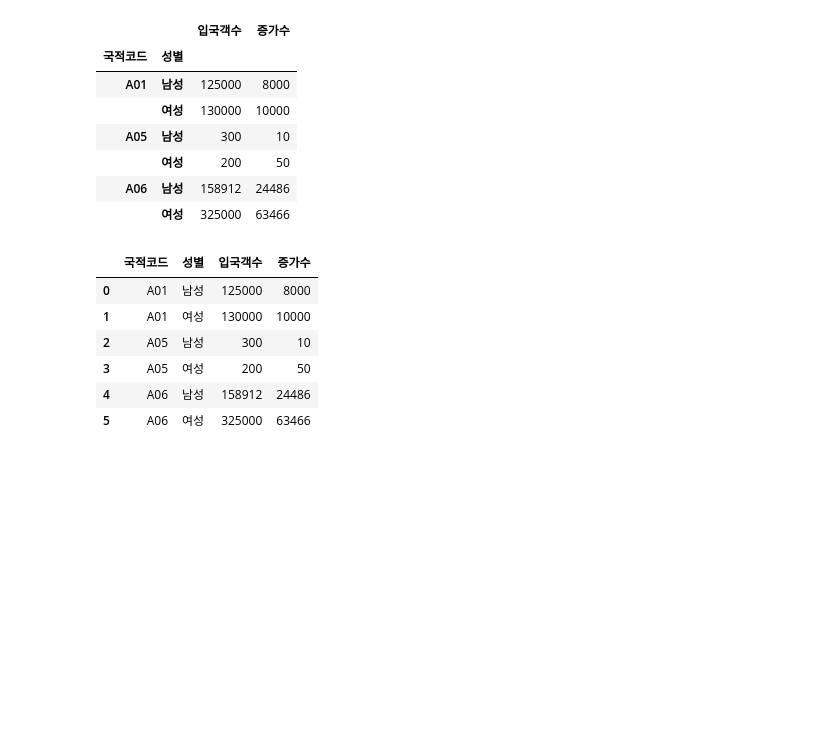
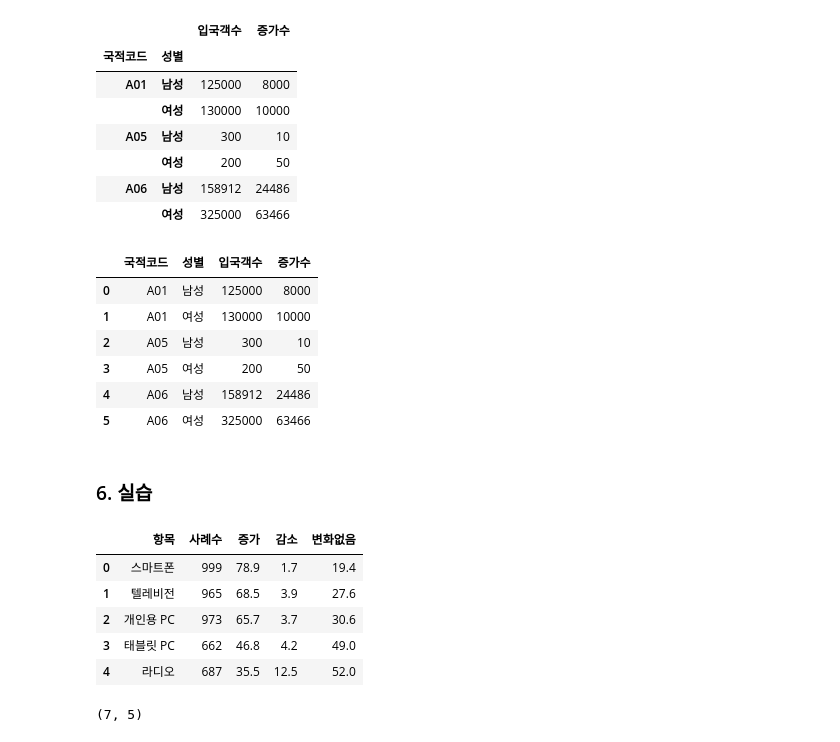
Before and after one commit to KimHyoJun99/LIKELION_AI, a Jupyter notebook: Data_TIL/Pandas/pandas_advanced.ipynb, the cells around one changed output. Saved outputs shown, nothing was run; the diff lists cells and outputs as text; code cells hidden in the pictures; blank space fills up the shorter version.

```diff
--- a/Data_TIL/Pandas/pandas_advanced.ipynb
+++ b/Data_TIL/Pandas/pandas_advanced.ipynb
@@ -683,3 +683,22 @@ s1.groupby(["국적코드", "성별"]).sum().reset_index()
 | 3 | A05 | 여성 | 200 | 50 |
 | 4 | A06 | 남성 | 158912 | 24486 |
 | 5 | A06 | 여성 | 325000 | 63466 |
+# %% [markdown]
+### 6. 실습
+# %%
+import pandas as pd
+
+data = r"C:\Users\jjjun_ii\Documents\GitHub\LIKELION_AI\Data_TIL\Pandas\data\covid.csv"
+df = pd.read_csv(data ,encoding="cp949")
+df.head()
+# %% [output]
+|  | 항목 | 사례수 | 증가 | 감소 | 변화없음 |
+| 0 | 스마트폰 | 999 | 78.9 | 1.7 | 19.4 |
+| 1 | 텔레비전 | 965 | 68.5 | 3.9 | 27.6 |
+| 2 | 개인용 PC | 973 | 65.7 | 3.7 | 30.6 |
+| 3 | 태블릿 PC | 662 | 46.8 | 4.2 | 49.0 |
+| 4 | 라디오 | 687 | 35.5 | 12.5 | 52.0 |
+# %%
+df.shape
+# %% [output]
+(7, 5)
```
Also changed, not shown: parts of 9 cells of this notebook.
